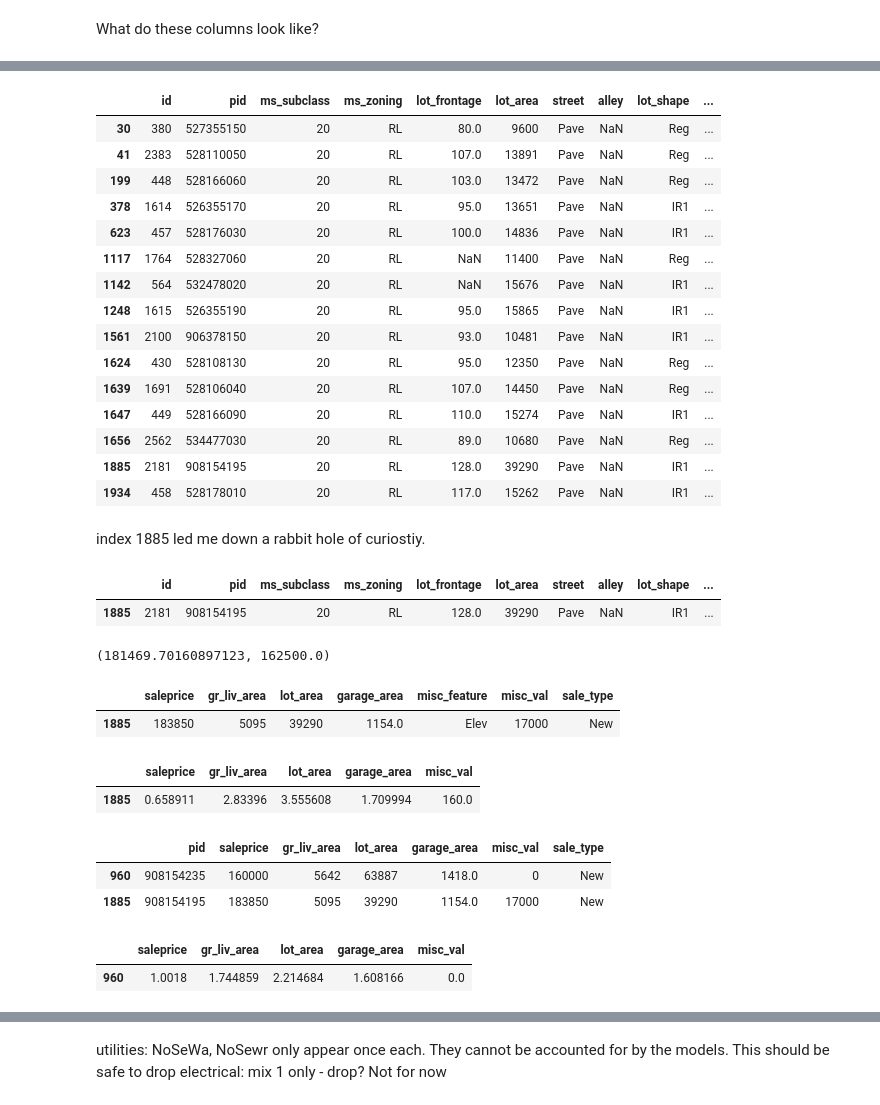
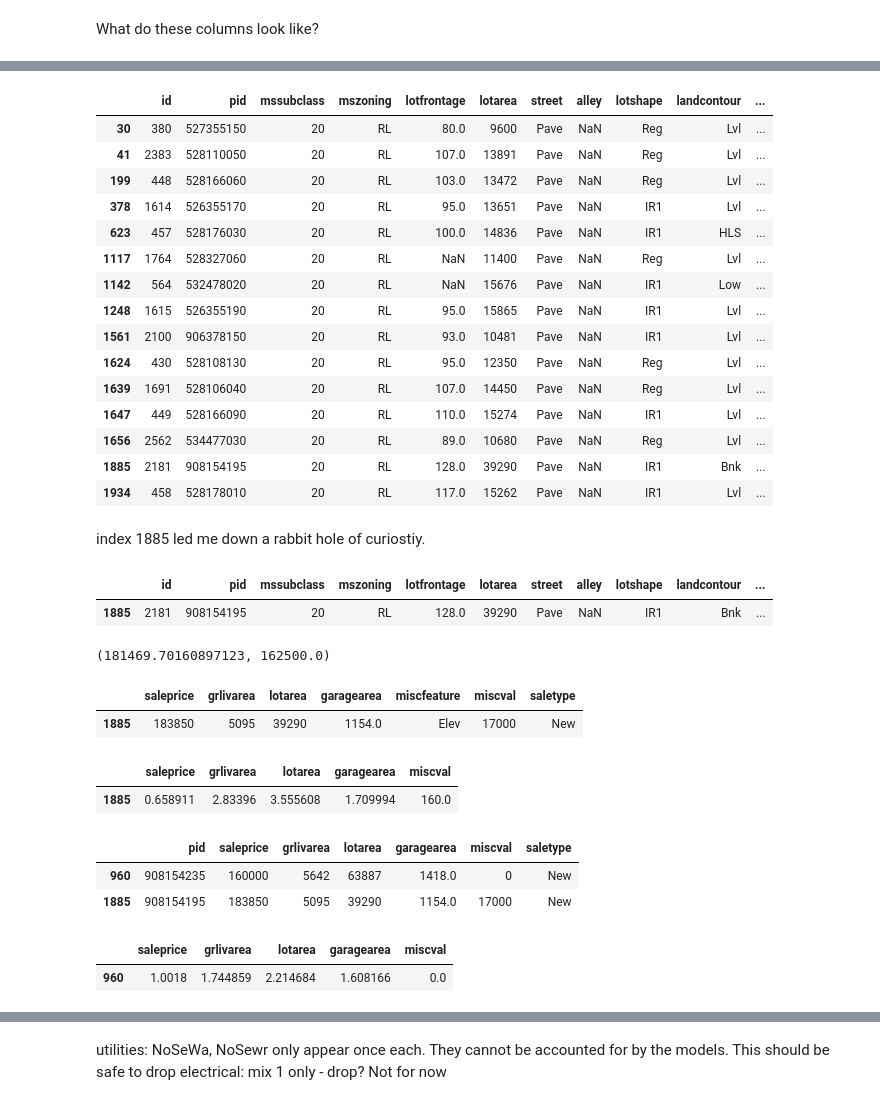
Before and after one commit to seanhulseman/Ames-Housing-Price-Prediction, a Jupyter notebook: code/ames_housing_project_organized.ipynb, the cells around one changed output, grey strips where cells are left out. Cells and saved outputs as stored; diff of their text form; code cells hidden in the pictures.

```diff
--- a/code/ames_housing_project_organized.ipynb
+++ b/code/ames_housing_project_organized.ipynb
@@ -17,7 +17,7 @@ warnings.filterwarnings('ignore')
 ## Read in the labaled data
 # %%
 df = pd.read_csv('../datasets/train.csv')
-df.columns =df.columns.str.lower().str.replace(' ','_')
+df.columns =df.columns.str.lower().str.replace(' ','')
 # %% [markdown]
 #### Taking a peek at the missing values in two ways
 # %% [markdown]
@@ -131,6 +131,6 @@ df[df['garage_yr_blt'] > 2010]
 # %%
 # that should be 2007 not 2207
-df[df['garage_yr_blt'] == 2207]['garage_yr_blt'] = 2007
+df[df['garageyrblt'] == 2207]['garageyrblt'] = 2007
 # %%
 # is something weird about the basements in iowa?
 # basements more than 2 std dev from the mean
@@ -156,23 +156,23 @@ df[df['total_bsmt_sf'] > 2000]
 # %%
 # are these housees that have basements or not? they seem to all match square foot with the first floor square foot
-df[(df['total_bsmt_sf'] > 2000) & (df['total_bsmt_sf'] == df['1st_flr_sf'])]
+df[(df['totalbsmtsf'] > 2000) & (df['totalbsmtsf'] == df['1stflrsf'])]
 # %% [output]
-|  | id | pid | ms_subclass | ms_zoning | lot_frontage | lot_area | street | alley | lot_shape | ... |
-| 30 | 380 | 527355150 | 20 | RL | 80.0 | 9600 | Pave | NaN | Reg | ... |
-| 41 | 2383 | 528110050 | 20 | RL | 107.0 | 13891 | Pave | NaN | Reg | ... |
-| 199 | 448 | 528166060 | 20 | RL | 103.0 | 13472 | Pave | NaN | Reg | ... |
-| 378 | 1614 | 526355170 | 20 | RL | 95.0 | 13651 | Pave | NaN | IR1 | ... |
-| 623 | 457 | 528176030 | 20 | RL | 100.0 | 14836 | Pave | NaN | IR1 | ... |
-| 1117 | 1764 | 528327060 | 20 | RL | NaN | 11400 | Pave | NaN | Reg | ... |
-| 1142 | 564 | 532478020 | 20 | RL | NaN | 15676 | Pave | NaN | IR1 | ... |
-| 1248 | 1615 | 526355190 | 20 | RL | 95.0 | 15865 | Pave | NaN | IR1 | ... |
-| 1561 | 2100 | 906378150 | 20 | RL | 93.0 | 10481 | Pave | NaN | IR1 | ... |
-| 1624 | 430 | 528108130 | 20 | RL | 95.0 | 12350 | Pave | NaN | Reg | ... |
-| 1639 | 1691 | 528106040 | 20 | RL | 107.0 | 14450 | Pave | NaN | Reg | ... |
-| 1647 | 449 | 528166090 | 20 | RL | 110.0 | 15274 | Pave | NaN | IR1 | ... |
-| 1656 | 2562 | 534477030 | 20 | RL | 89.0 | 10680 | Pave | NaN | Reg | ... |
-| 1885 | 2181 | 908154195 | 20 | RL | 128.0 | 39290 | Pave | NaN | IR1 | ... |
-| 1934 | 458 | 528178010 | 20 | RL | 117.0 | 15262 | Pave | NaN | IR1 | ... |
+|  | id | pid | mssubclass | mszoning | lotfrontage | lotarea | street | alley | lotshape | landcontour | ... |
+| 30 | 380 | 527355150 | 20 | RL | 80.0 | 9600 | Pave | NaN | Reg | Lvl | ... |
+| 41 | 2383 | 528110050 | 20 | RL | 107.0 | 13891 | Pave | NaN | Reg | Lvl | ... |
+| 199 | 448 | 528166060 | 20 | RL | 103.0 | 13472 | Pave | NaN | Reg | Lvl | ... |
+| 378 | 1614 | 526355170 | 20 | RL | 95.0 | 13651 | Pave | NaN | IR1 | Lvl | ... |
+| 623 | 457 | 528176030 | 20 | RL | 100.0 | 14836 | Pave | NaN | IR1 | HLS | ... |
+| 1117 | 1764 | 528327060 | 20 | RL | NaN | 11400 | Pave | NaN | Reg | Lvl | ... |
+| 1142 | 564 | 532478020 | 20 | RL | NaN | 15676 | Pave | NaN | IR1 | Low | ... |
+| 1248 | 1615 | 526355190 | 20 | RL | 95.0 | 15865 | Pave | NaN | IR1 | Lvl | ... |
+| 1561 | 2100 | 906378150 | 20 | RL | 93.0 | 10481 | Pave | NaN | IR1 | Lvl | ... |
+| 1624 | 430 | 528108130 | 20 | RL | 95.0 | 12350 | Pave | NaN | Reg | Lvl | ... |
+| 1639 | 1691 | 528106040 | 20 | RL | 107.0 | 14450 | Pave | NaN | Reg | Lvl | ... |
+| 1647 | 449 | 528166090 | 20 | RL | 110.0 | 15274 | Pave | NaN | IR1 | Lvl | ... |
+| 1656 | 2562 | 534477030 | 20 | RL | 89.0 | 10680 | Pave | NaN | Reg | Lvl | ... |
+| 1885 | 2181 | 908154195 | 20 | RL | 128.0 | 39290 | Pave | NaN | IR1 | Bnk | ... |
+| 1934 | 458 | 528178010 | 20 | RL | 117.0 | 15262 | Pave | NaN | IR1 | Lvl | ... |
 # %% [markdown]
 index 1885 led me down a rabbit hole of curiostiy.
 # %%
@@ -181,38 +181,38 @@ index 1885 led me down a rabbit hole of curiostiy.
 # 908154195
 df[df['pid'] == 908154195]
 # %% [output]
-|  | id | pid | ms_subclass | ms_zoning | lot_frontage | lot_area | street | alley | lot_shape | ... |
-| 1885 | 2181 | 908154195 | 20 | RL | 128.0 | 39290 | Pave | NaN | IR1 | ... |
+|  | id | pid | mssubclass | mszoning | lotfrontage | lotarea | street | alley | lotshape | landcontour | ... |
+| 1885 | 2181 | 908154195 | 20 | RL | 128.0 | 39290 | Pave | NaN | IR1 | Bnk | ... |
 # %%
 # this house solde between median and mean sale price for this data set and it is enormous
 df['saleprice'].mean(), df['saleprice'].median()
 # %% [output]
 (181469.70160897123, 162500.0)
 # %%
-df[df['pid'] == 908154195][['saleprice', 'gr_liv_area','lot_area', 'garage_area', 'misc_feature', 'misc_val', 'sale_type']]
+df[df['pid'] == 908154195][['saleprice', 'grlivarea','lotarea', 'garagearea', 'miscfeature', 'miscval', 'saletype']]
 # %% [output]
-|  | saleprice | gr_liv_area | lot_area | garage_area | misc_feature | misc_val | sale_type |
+|  | saleprice | grlivarea | lotarea | garagearea | miscfeature | miscval | saletype |
 | 1885 | 183850 | 5095 | 39290 | 1154.0 | Elev | 17000 | New |
 # %%
 # ratios of the sale price, above ground square footage, lot area, garage area, misc value for their elevator compared to the medians
 # side note in a 1-story home in Iowa - this house
-df[df['pid'] == 908154195][['saleprice', 'gr_liv_area', 'lot_area', 'garage_area', 'misc_val']]/df[df['sale_type'] == 'New'][['saleprice', 'gr_liv_area', 'lot_area', 'garage_area', 'misc_val']].mean()
+df[df['pid'] == 908154195][['saleprice', 'grlivarea', 'lotarea', 'garagearea', 'miscval']]/df[df['saletype'] == 'New'][['saleprice', 'grlivarea', 'lotarea', 'garagearea', 'miscval']].mean()
 # %% [output]
-|  | saleprice | gr_liv_area | lot_area | garage_area | misc_val |
+|  | saleprice | grlivarea | lotarea | garagearea | miscval |
 | 1885 | 0.658911 | 2.83396 | 3.555608 | 1.709994 | 160.0 |
 # %%
 # are there any other houses similar to this one? Enormmous new, good condition and paradoxically cheap? I am sure there is a reason but doubt it can be determined from the data we have
 # houses with similar lot area and above ground square footage
-df[(df['gr_liv_area'] > 4000) & (df['lot_area'] >5000)][['pid','saleprice', 'gr_liv_area', 'lot_area', 'garage_area', 'misc_val', 'sale_type']]
+df[(df['grlivarea'] > 4000) & (df['lotarea'] >5000)][['pid','saleprice', 'grlivarea', 'lotarea', 'garagearea', 'miscval', 'saletype']]
 # %% [output]
-|  | pid | saleprice | gr_liv_area | lot_area | garage_area | misc_val | sale_type |
+|  | pid | saleprice | grlivarea | lotarea | garagearea | miscval | saletype |
 | 960 | 908154235 | 160000 | 5642 | 63887 | 1418.0 | 0 | New |
 | 1885 | 908154195 | 183850 | 5095 | 39290 | 1154.0 | 17000 | New |
 # %%
 # ratios with neighborhood median for the other absurdly cheap house?
-df[df['pid'] == 908154235][['saleprice', 'gr_liv_area', 'lot_area', 'garage_area', 'misc_val']]/df[(df['neighborhood'] == 'Edwards') &(df['sale_type']=='New') ][['saleprice', 'gr_liv_area', 'lot_area', 'garage_area', 'misc_val']].mean()
+df[df['pid'] == 908154235][['saleprice', 'grlivarea', 'lotarea', 'garagearea', 'miscval']]/df[(df['neighborhood'] == 'Edwards') &(df['saletype']=='New') ][['saleprice', 'grlivarea', 'lotarea', 'garagearea', 'miscval']].mean()
 # %% [output]
-|  | saleprice | gr_liv_area | lot_area | garage_area | misc_val |
+|  | saleprice | grlivarea | lotarea | garagearea | miscval |
 | 960 | 1.0018 | 1.744859 | 2.214684 | 1.608166 | 0.0 |
 # %%
 # drop them from the data set -908154235, 908154195
```
Also changed, not shown: parts of 44 cells of this notebook, 8 other files.
